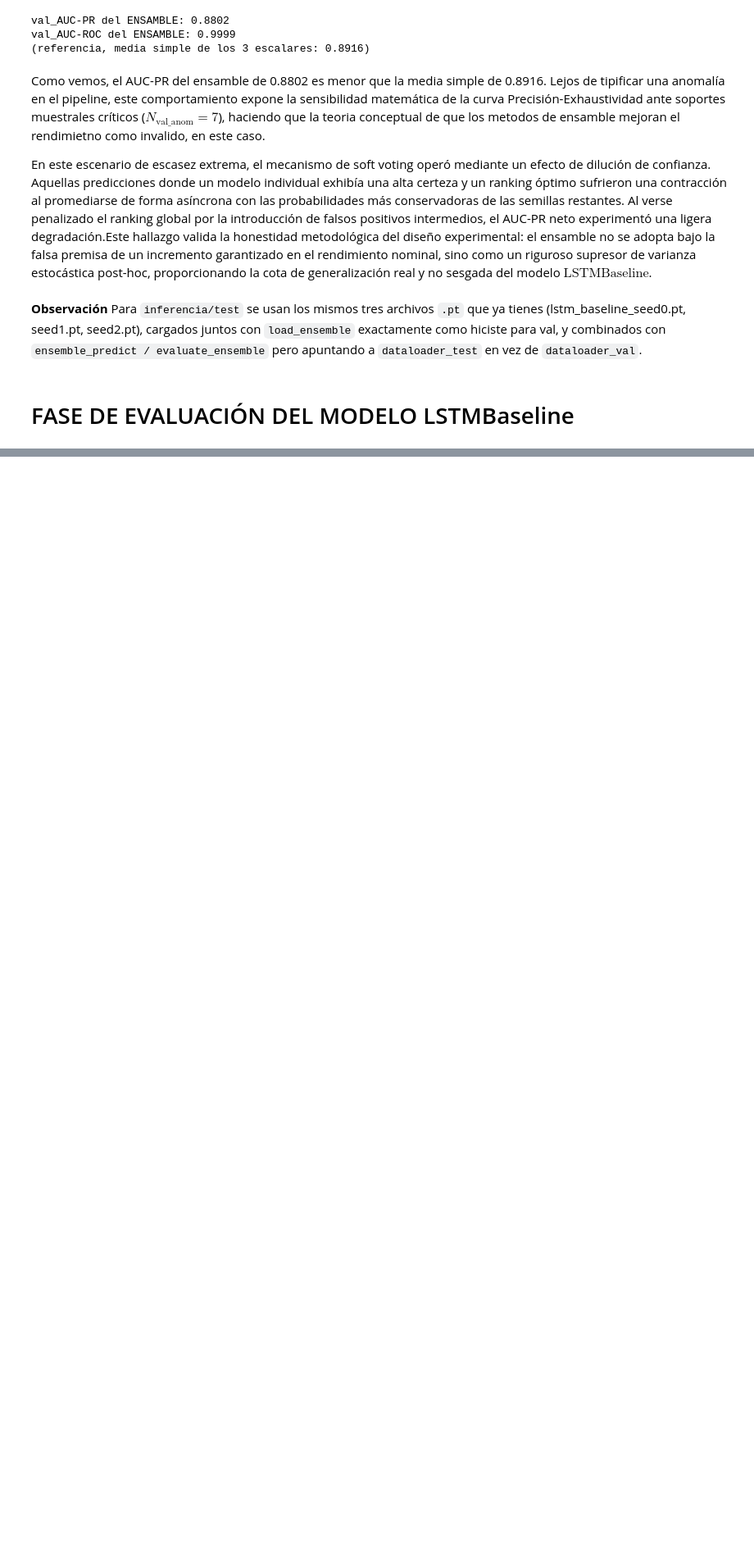
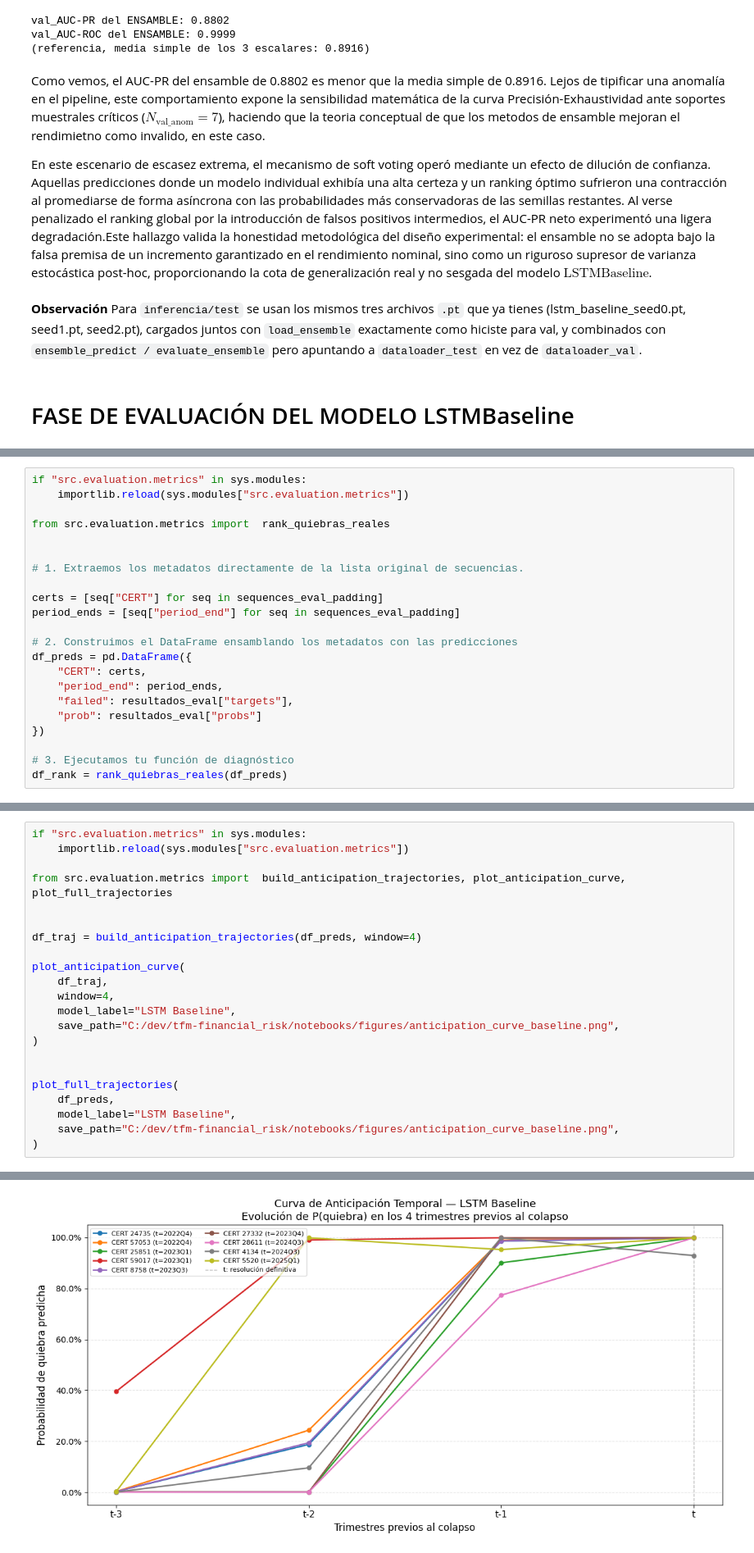
Before and after one commit to andrescarro192/tfm-financial_risk, a Jupyter notebook: notebooks/04_modelo_baseline.ipynb, the cells around one changed output, grey strips where cells are left out. Shown at 82% size. Cells and saved outputs as stored; diff of their text form; blank space fills up the shorter version.

```diff
--- a/notebooks/04_modelo_baseline.ipynb
+++ b/notebooks/04_modelo_baseline.ipynb
@@ -1312,0 +1730,22 @@ __Observación__ Para `inferencia/test` se usan los mismos tres archivos `.pt` q
+# %%
+if "src.evaluation.metrics" in sys.modules:
+    importlib.reload(sys.modules["src.evaluation.metrics"])
+
+from src.evaluation.metrics import  rank_quiebras_reales
+
+
+# 1. Extraemos los metadatos directamente de la lista original de secuencias.
+
+certs = [seq["CERT"] for seq in sequences_eval_padding]
+period_ends = [seq["period_end"] for seq in sequences_eval_padding]
+
+# 2. Construimos el DataFrame ensamblando los metadatos con las predicciones
+df_preds = pd.DataFrame({
+    "CERT": certs,
+    "period_end": period_ends,
+    "failed": resultados_eval["targets"],
+    "prob": resultados_eval["probs"]
+})
+
+# 3. Ejecutamos tu función de diagnóstico
+df_rank = rank_quiebras_reales(df_preds)
@@ -1312,0 +1845,23 @@ __Observación__ Para `inferencia/test` se usan los mismos tres archivos `.pt` q
+# %%
+if "src.evaluation.metrics" in sys.modules:
+    importlib.reload(sys.modules["src.evaluation.metrics"])
+
+from src.evaluation.metrics import  build_anticipation_trajectories, plot_anticipation_curve, plot_full_trajectories
+
+
+df_traj = build_anticipation_trajectories(df_preds, window=4)
+
+plot_anticipation_curve(
+    df_traj,
+    window=4,
+    model_label="LSTM Baseline",
+    save_path="C:/dev/tfm-financial_risk/notebooks/figures/anticipation_curve_baseline.png",
+)
+
+
+plot_full_trajectories(
+    df_preds,
+    model_label="LSTM Baseline",
+    save_path="C:/dev/tfm-financial_risk/notebooks/figures/anticipation_curve_baseline.png",
+)
+# %% [output]
@@ -1312,0 +1886 @@ __Observación__ Para `inferencia/test` se usan los mismos tres archivos `.pt` q
+[figure, added]
```
Also changed, not shown: parts of 64 cells of this notebook.
